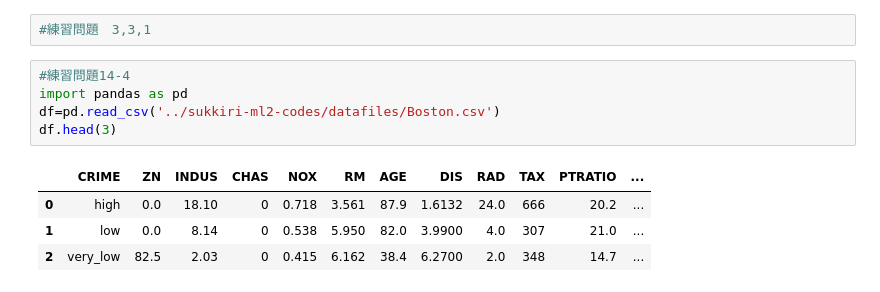
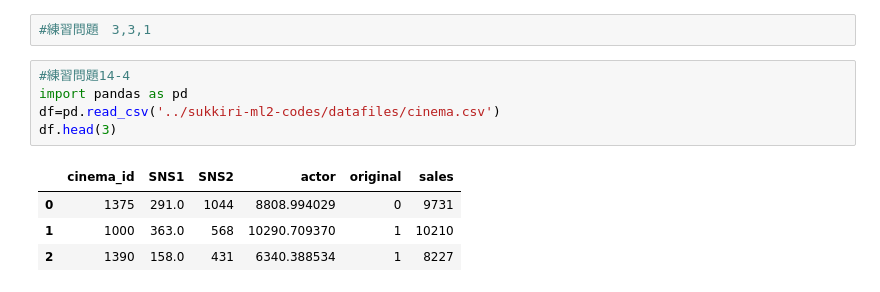
Before and after one commit to Udon-datascience/Python_machine_learning_study_log, a Jupyter notebook: study_based_on_textbook/codes（learning_analysis）/learning_analysis_20.ipynb, the cells around one changed output. Drawn from its saved outputs; the diff is of its cells as text.

```diff
--- a/study_based_on_textbook/codes（learning_analysis）/learning_analysis_20.ipynb
+++ b/study_based_on_textbook/codes（learning_analysis）/learning_analysis_20.ipynb
@@ -169,10 +169,10 @@ new_df2.to_csv('boston_pca.csv',index=False)
 # %%
 #練習問題14-4
 import pandas as pd
-df=pd.read_csv('../sukkiri-ml2-codes/datafiles/Boston.csv')
+df=pd.read_csv('../sukkiri-ml2-codes/datafiles/cinema.csv')
 df.head(3)
 # %% [output]
-|  | CRIME | ZN | INDUS | CHAS | NOX | RM | AGE | DIS | RAD | TAX | PTRATIO | ... |
-| 0 | high | 0.0 | 18.10 | 0 | 0.718 | 3.561 | 87.9 | 1.6132 | 24.0 | 666 | 20.2 | ... |
-| 1 | low | 0.0 | 8.14 | 0 | 0.538 | 5.950 | 82.0 | 3.9900 | 4.0 | 307 | 21.0 | ... |
-| 2 | very_low | 82.5 | 2.03 | 0 | 0.415 | 6.162 | 38.4 | 6.2700 | 2.0 | 348 | 14.7 | ... |
+|  | cinema_id | SNS1 | SNS2 | actor | original | sales |
+| 0 | 1375 | 291.0 | 1044 | 8808.994029 | 0 | 9731 |
+| 1 | 1000 | 363.0 | 568 | 10290.709370 | 1 | 10210 |
+| 2 | 1390 | 158.0 | 431 | 6340.388534 | 1 | 8227 |
```
Also changed, not shown: parts of 8 cells of this notebook.
